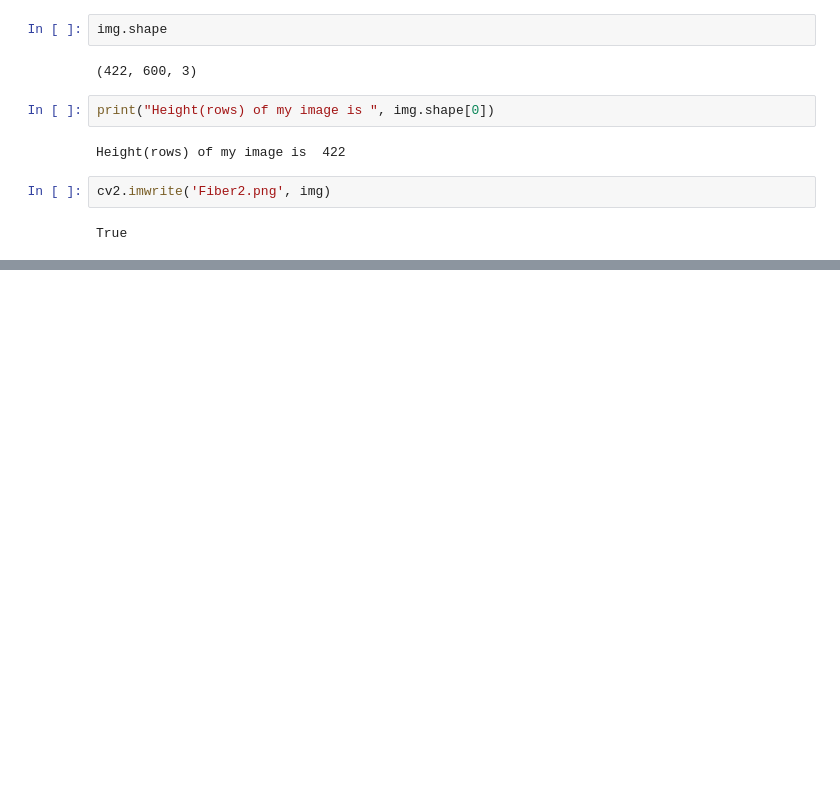
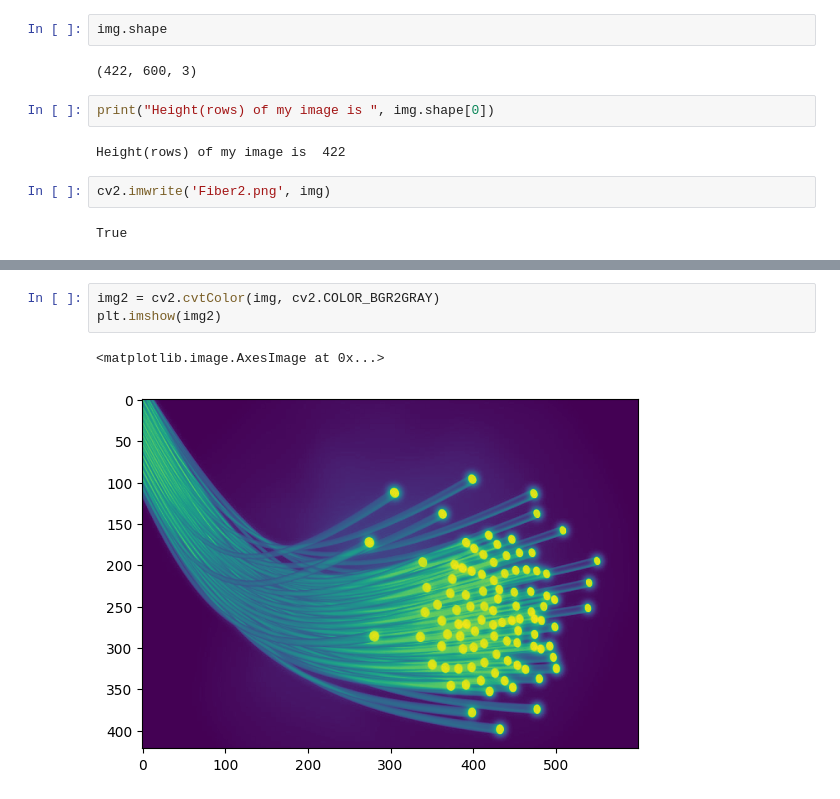
Before and after one commit to SAliSH79/Computer-Vision, a Jupyter notebook: ComputerVision-lab.ipynb, the cells around one changed output, grey strips where cells are left out. Cells and saved outputs as stored; diff of their text form; blank space fills up the shorter version.

```diff
--- a/ComputerVision-lab.ipynb
+++ b/ComputerVision-lab.ipynb
@@ -36,0 +59,6 @@ True
+# %%
+img2 = cv2.cvtColor(img, cv2.COLOR_BGR2GRAY)
+plt.imshow(img2)
+# %% [output]
+<matplotlib.image.AxesImage at 0x...>
+[figure, added]
```
Also changed, not shown: parts of 6 cells of this notebook, 1 other file.
